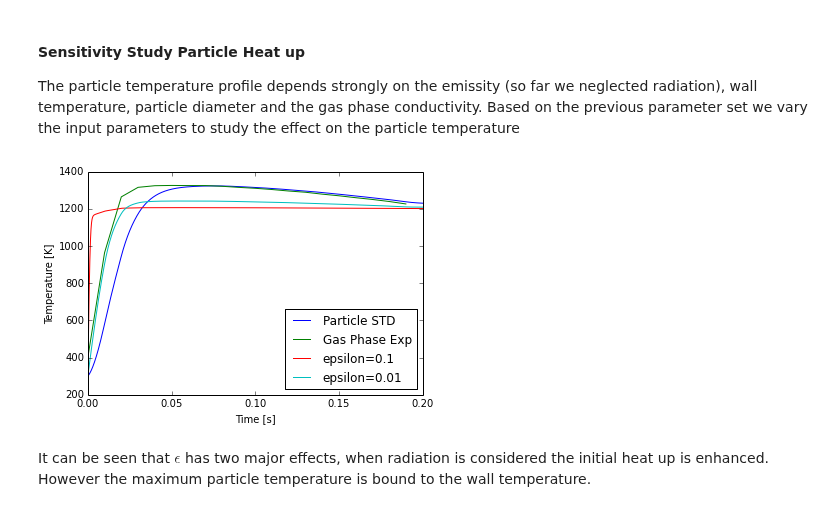
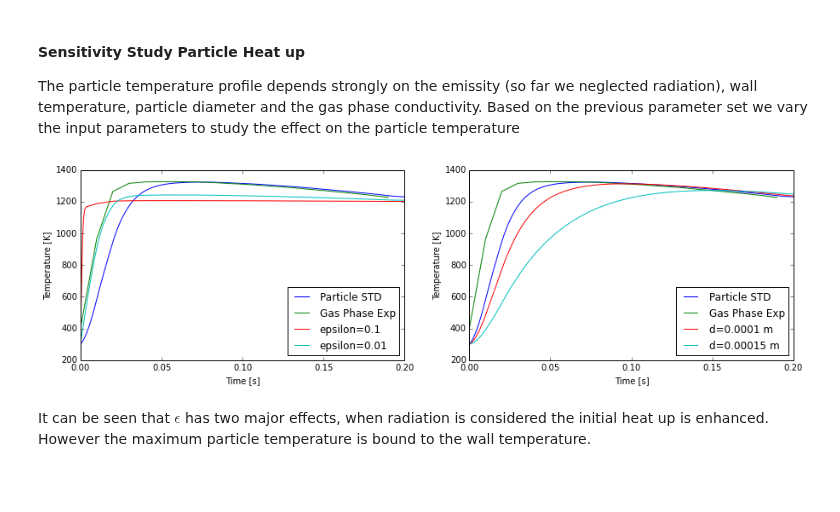
Before and after one commit to ostein/notebooks, a Jupyter notebook: pkp/BlackThunder.ipynb, the cells around one changed output. Cells and saved outputs as stored; diff of their text form; code cells hidden in the pictures; blank space fills up the shorter version.

Commit message:
improved clarity by merging plots, implemented fitting

```diff
--- a/pkp/BlackThunder.ipynb
+++ b/pkp/BlackThunder.ipynb
@@ -130,14 +128,14 @@ def computeParticleTemperature(props, time, T_start=300, dt=1e-4):
         Times.append(time_)
     return Times, Temps
 
-def compute_and_plot(props, label, exp=True):
+def compute_and_plot(ax, props, label, exp=True):
     Times, Temps = computeParticleTemperature(props, time)
-    plt.plot(Times, Temps, label=label)
-    plt.xlabel('Time [s]')
-    plt.ylabel('Temperature [K]')
+    ax.plot(Times, Temps, label=label)
+    ax.get_xaxis().get_label().set_text('Time [s]')
+    ax.get_yaxis().get_label().set_text('Temperature [K]')
     if exp:
-        plt.plot(time, T_high, label="Gas Phase Exp")
-    plt.legend(loc='lower right')
+        ax.plot(time, T_high, label="Gas Phase Exp")
+    ax.legend(loc='lower right')
 # %%
 from copy import deepcopy
 props_orig =  deepcopy(props)
@@ -149,12 +149,21 @@ compute_and_plot(props_orig, "Particle")
 #### Sensitivity Study Particle Heat up
 The particle temperature profile depends strongly on the emissity (so far we neglected radiation), wall temperature, particle diameter and the gas phase conductivity. Based on the previous parameter set we vary the input parameters to study the effect on the particle temperature
 # %%
+f, ax = plt.subplots(1,2)
+f.set_figwidth(15)
 props['epsilon'] = 0
-compute_and_plot(props, "Particle STD")
+compute_and_plot(ax[0],props, "Particle STD")
 for e in [0.1, 0.01]:
     props['epsilon'] = e
-    compute_and_plot(props, "epsilon={}".format(e), exp=False)
+    compute_and_plot(ax[0],props, "epsilon={}".format(e), exp=False)
+
+props['diam'] = 75e-6
+props['epsilon'] = 0
+compute_and_plot(ax[1], props, "Particle STD")
+for d in [100e-6, 150e-6]:
+    props['diam'] = d
+    compute_and_plot(ax[1], props, "d={} m".format(d), exp=False)
 # %% [output]
-[figure, old version]
+[figure, new version]
 # %% [markdown]
 It can be seen that $\epsilon$ has two major effects, when radiation is considered the initial heat up is enhanced. However the maximum particle temperature is bound to the wall temperature.
```
Also changed, not shown: parts of 10 cells of this notebook.
